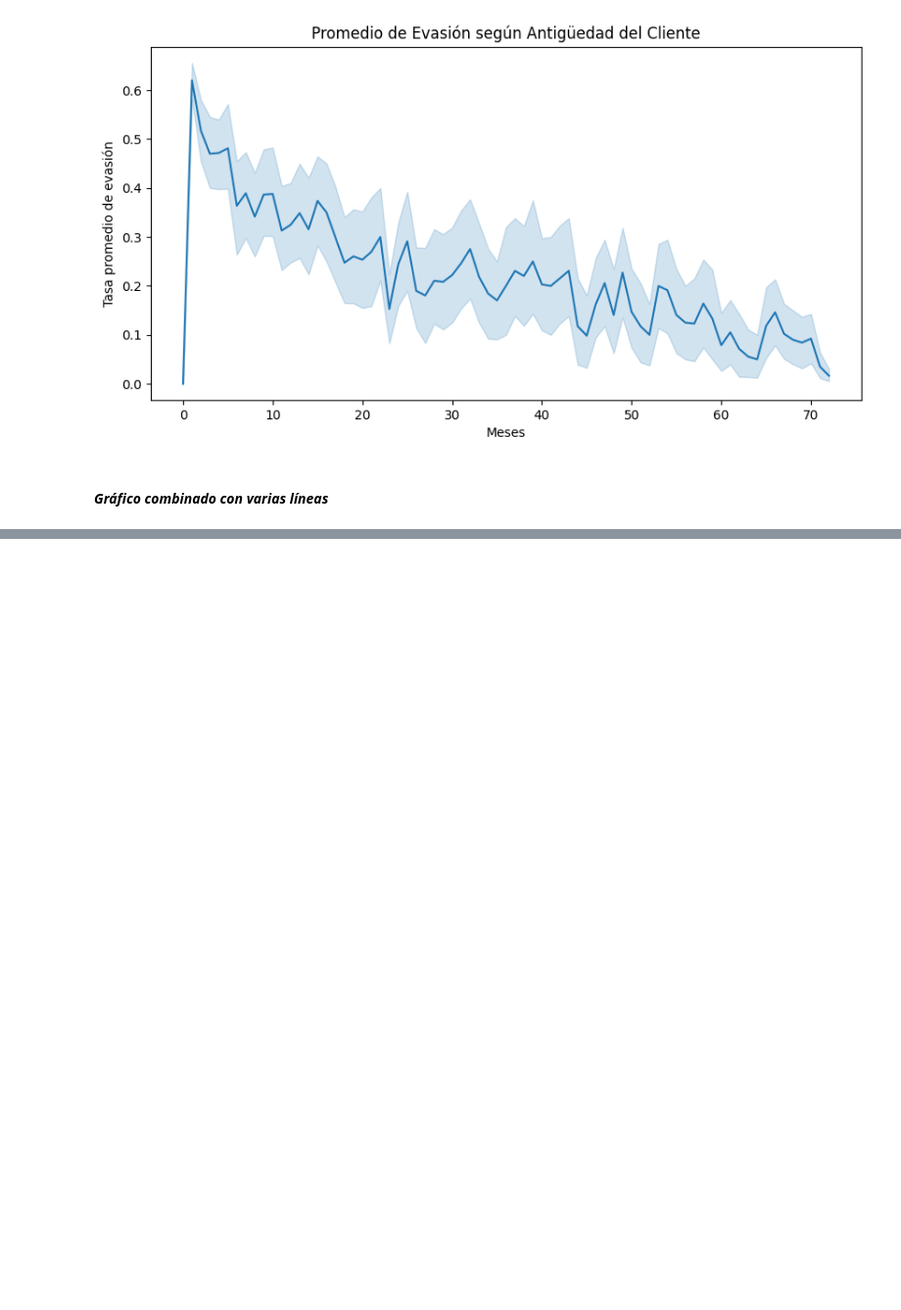
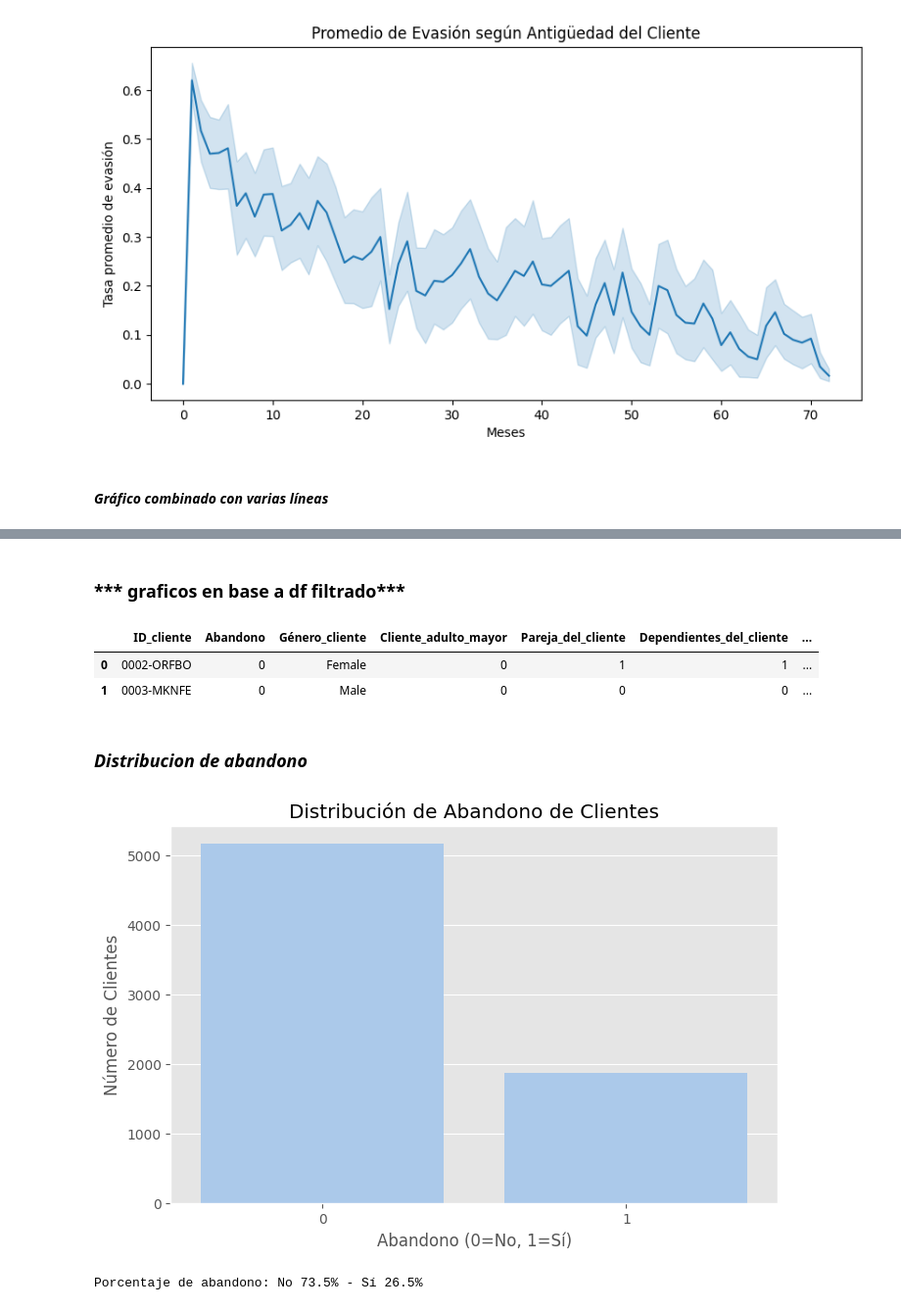
Before and after one commit to Brianbrowncoopman/telecom_x, a Jupyter notebook: telecom_x_2.ipynb, the cells around one changed output, grey strips where cells are left out. Shown: that part at 98% size. Saved outputs shown, nothing was run; the diff lists cells and outputs as text; code cells hidden in the pictures; blank space fills up the shorter version.

```diff
--- a/telecom_x_2.ipynb
+++ b/telecom_x_2.ipynb
@@ -602,0 +601,29 @@ fig.show()
+# %% [markdown]
+### *** graficos en base a df filtrado***
+# %%
+df1.head(2)
+# %% [output]
+|  | ID_cliente | Abandono | Género_cliente | Cliente_adulto_mayor | Pareja_del_cliente | Dependientes_del_cliente | ... |
+| 0 | 0002-ORFBO | 0 | Female | 0 | 1 | 1 | ... |
+| 1 | 0003-MKNFE | 0 | Male | 0 | 0 | 0 | ... |
+# %%
+plt.style.use('ggplot')
+plt.rcParams['figure.figsize'] = (10, 6)
+sns.set_palette("pastel")
+# %% [markdown]
+### ***Distribucion de abandono***
+# %%
+# Gráfico de barras de la distribución de abandono
+plt.figure(figsize=(8, 5))
+sns.countplot(x='Abandono', data=df1)
+plt.title('Distribución de Abandono de Clientes')
+plt.xlabel('Abandono (0=No, 1=Sí)')
+plt.ylabel('Número de Clientes')
+plt.show()
+
+# Porcentajes
+abandono_pct = df['Abandono'].value_counts(normalize=True) * 100
+print(f"Porcentaje de abandono: No {abandono_pct[0]:.1f}% - Sí {abandono_pct[1]:.1f}%")
+# %% [output]
+[figure, added]
+Porcentaje de abandono: No 73.5% - Sí 26.5%
```
Also changed, not shown: parts of 20 cells of this notebook.
